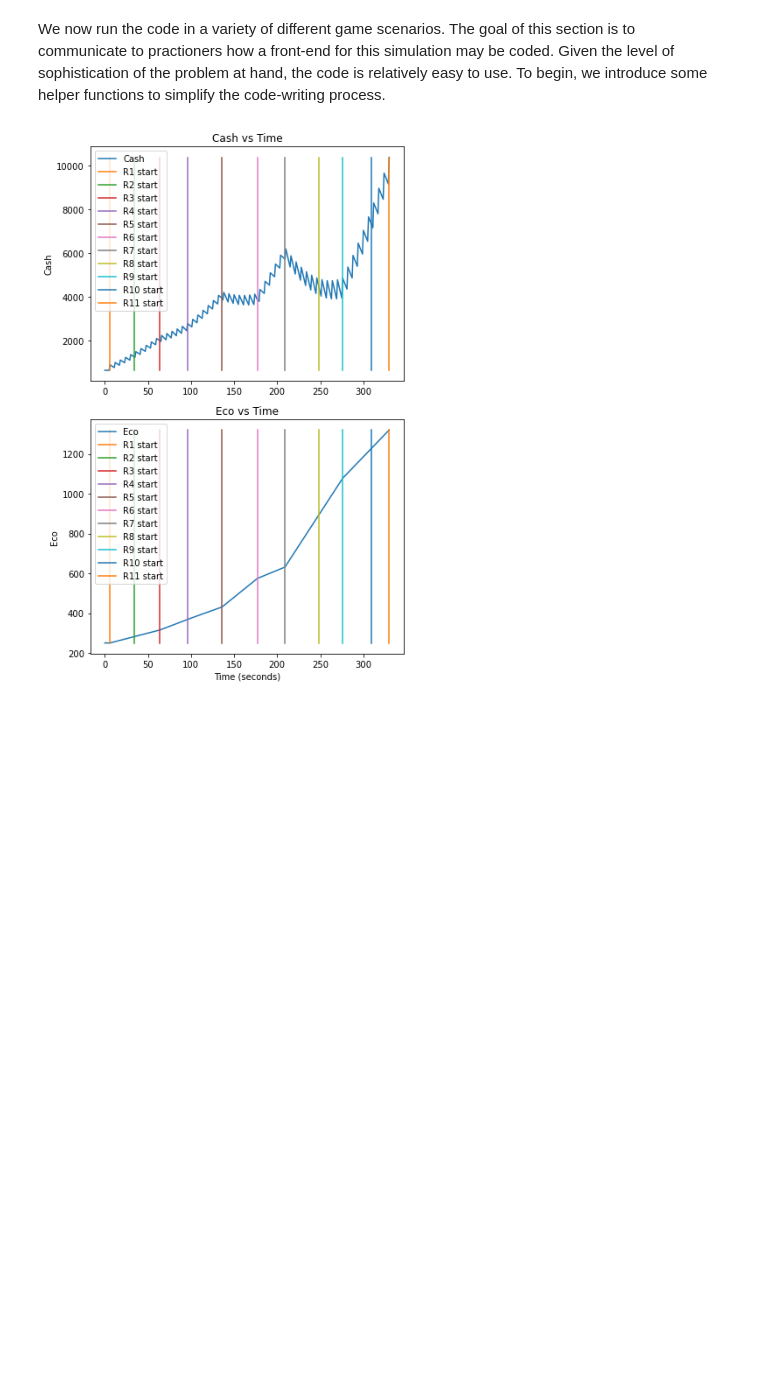
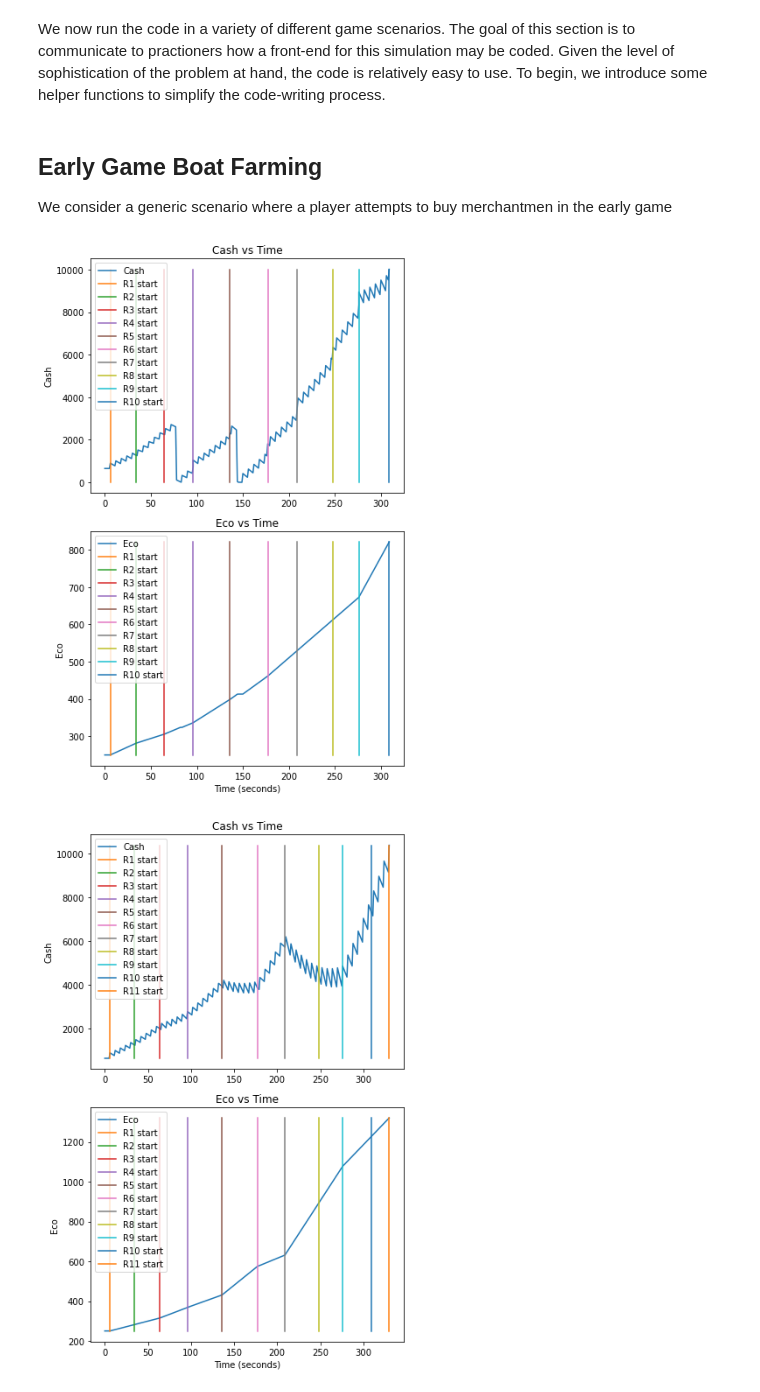
Before and after one commit to redlaserbmBTD/BTDB2_SIMULATOR, a Jupyter notebook: main.ipynb, the cells around one changed output. Saved outputs shown, nothing was run; the diff lists cells and outputs as text; code cells hidden in the pictures; blank space fills up the shorter version.

Commit message:
Boat farming, plus additional safeguards against having multiple T5's in play

```diff
--- a/main.ipynb
+++ b/main.ipynb
@@ -362,3 +366,7 @@ farm_payout_values = {
+# %%
+boat_upgrades_costs = [5400, 19000]
+boat_payout_values = [300, 1000, 3000]
+boat_sell_values = [1960, 6560, 21760]
 # %% [markdown]
 # Rounds Class
 # %% [markdown]
@@ -414,9 +422,6 @@ class Rounds():
             self.round_starts[i+1] = val
 
         self.logs.append("The new round start times are %s"%(self.round_starts))
-        self.logs.append("The current game round is %s"%(self.round))
-        self.logs.append("The current game time is %s seconds"%(self.current_time))
-        self.logs.append("The next round starts at time %s \n"%(self.round_starts[self.round+1]))
 # %% [markdown]
 # Game State Class
 # %% [markdown]
@@ -1512,3 +1649,39 @@ def compareStrategies(initial_state, eco_queues, buy_queues, target_time = None,
 # Simulation Examples
 # %% [markdown]
 We now run the code in a variety of different game scenarios. The goal of this section is to communicate to practioners how a front-end for this simulation may be coded. Given the level of sophistication of the problem at hand, the code is relatively easy to use. To begin, we introduce some helper functions to simplify the code-writing process.
+# %% [markdown]
+## Early Game Boat Farming
+
+We consider a generic scenario where a player attempts to buy merchantmen in the early game
+# %%
+rounds = Rounds(1)
+
+buy_queue = [
+    [buyBoatFarm(min_buy_time = rounds.getTimeFromRound(1))],
+    [buyBoatFarm(min_buy_time = rounds.getTimeFromRound(1))]
+]
+eco_queue = [
+    (rounds.getTimeFromRound(1), 'Grouped Reds'),
+    (rounds.getTimeFromRound(2), 'Spaced Greens'),
+    (rounds.getTimeFromRound(3), 'Spaced Yellows'),
+    (rounds.getTimeFromRound(4), 'Spaced Pinks'),
+    (rounds.getTimeFromRound(5), 'Spaced Whites'),
+    (rounds.getTimeFromRound(6), 'Spaced Blacks'),
+    (rounds.getTimeFromRound(9), 'Spaced Zebras')
+]
+
+initial_state = {
+    'Cash': 650,
+    'Eco': 250,
+    'Eco Send': 'Zero',
+    'Rounds': rounds,
+    'Game Round': 0,
+    'Buy Queue': buy_queue,
+    'Eco Queue': eco_queue
+}
+game_state = GameState(initial_state)
+game_state.fastForward(target_round=10)
+game_state.viewCashEcoHistory()
+writeLog(game_state.logs, filename = 'spoonoil')
+# %% [output]
+[figure, added]
```
Also changed, not shown: parts of 4 cells of this notebook, 1 other file.
